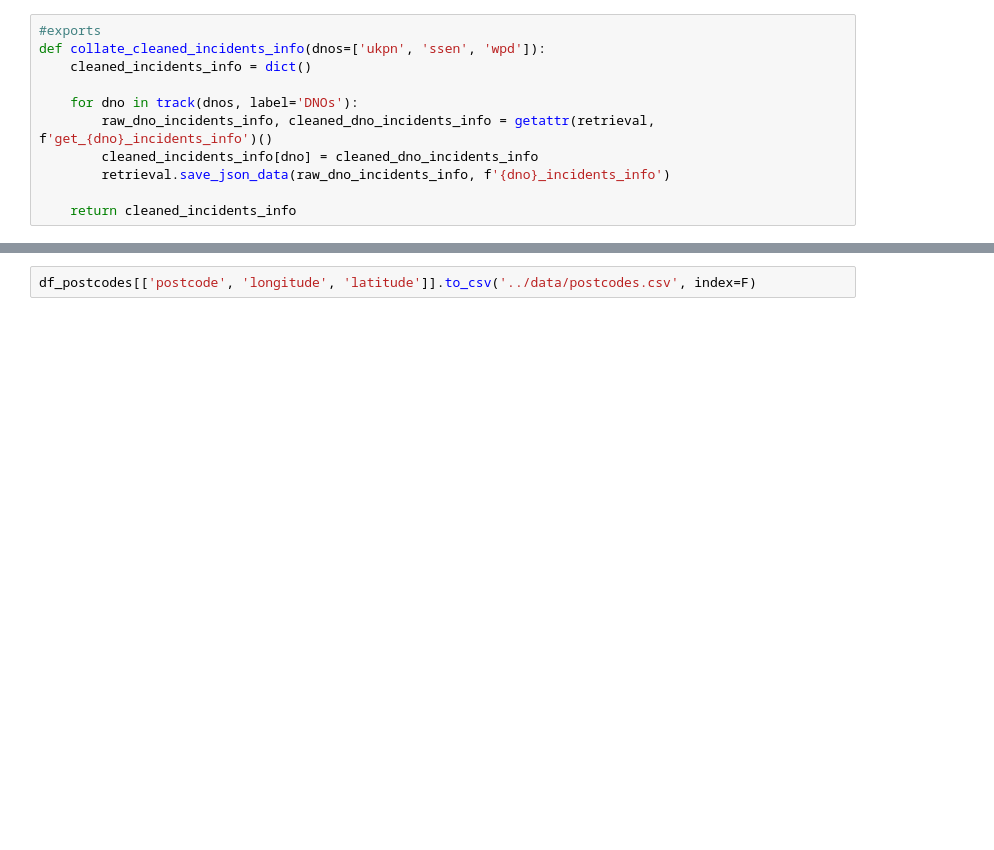
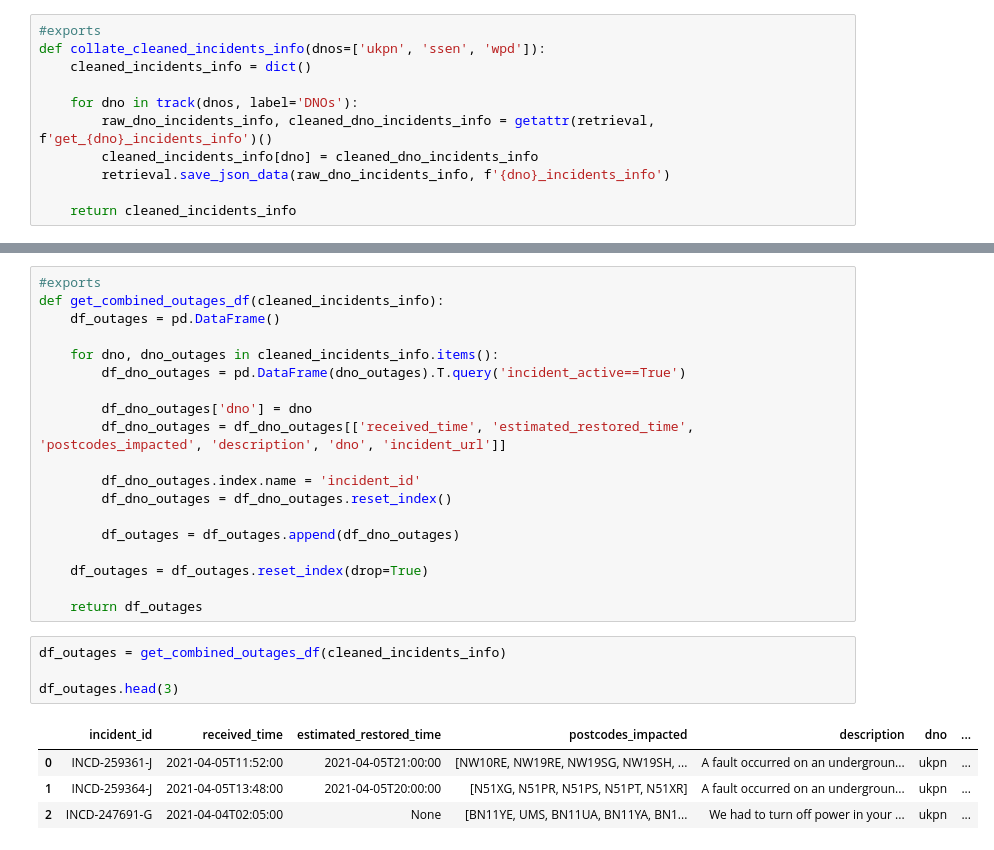
Before and after one commit to OSUKED/Outage-Watch, a Jupyter notebook: nbs/02-collation.ipynb, the cells around one changed output, grey strips where cells are left out. Saved outputs shown, nothing was run; the diff lists cells and outputs as text; blank space fills up the shorter version.

```diff
--- a/nbs/02-collation.ipynb
+++ b/nbs/02-collation.ipynb
@@ -70,2 +42,28 @@ Wall time: 1min 25s
-# %%
-df_postcodes[['postcode', 'longitude', 'latitude']].to_csv('../data/postcodes.csv', index=F)
+# %%
+#exports
+def get_combined_outages_df(cleaned_incidents_info):
+    df_outages = pd.DataFrame()
+
+    for dno, dno_outages in cleaned_incidents_info.items():
+        df_dno_outages = pd.DataFrame(dno_outages).T.query('incident_active==True')
+
+        df_dno_outages['dno'] = dno
+        df_dno_outages = df_dno_outages[['received_time', 'estimated_restored_time', 'postcodes_impacted', 'description', 'dno', 'incident_url']]
+
+        df_dno_outages.index.name = 'incident_id'
+        df_dno_outages = df_dno_outages.reset_index()
+
+        df_outages = df_outages.append(df_dno_outages)
+
+    df_outages = df_outages.reset_index(drop=True)
+
+    return df_outages
+# %%
+df_outages = get_combined_outages_df(cleaned_incidents_info)
+
+df_outages.head(3)
+# %% [output]
+|  | incident_id | received_time | estimated_restored_time | postcodes_impacted | description | dno | ... |
+| 0 | INCD-259361-J | 2021-04-05T11:52:00 | 2021-04-05T21:00:00 | [NW10RE, NW19RE, NW19SG, NW19SH, ... | A fault occurred on an undergroun... | ukpn | ... |
+| 1 | INCD-259364-J | 2021-04-05T13:48:00 | 2021-04-05T20:00:00 | [N51XG, N51PR, N51PS, N51PT, N51XR] | A fault occurred on an undergroun... | ukpn | ... |
+| 2 | INCD-247691-G | 2021-04-04T02:05:00 | None | [BN11YE, UMS, BN11UA, BN11YA, BN1... | We had to turn off power in your ... | ukpn | ... |
```
Also changed, not shown: parts of 28 cells of this notebook, 10 other files.
